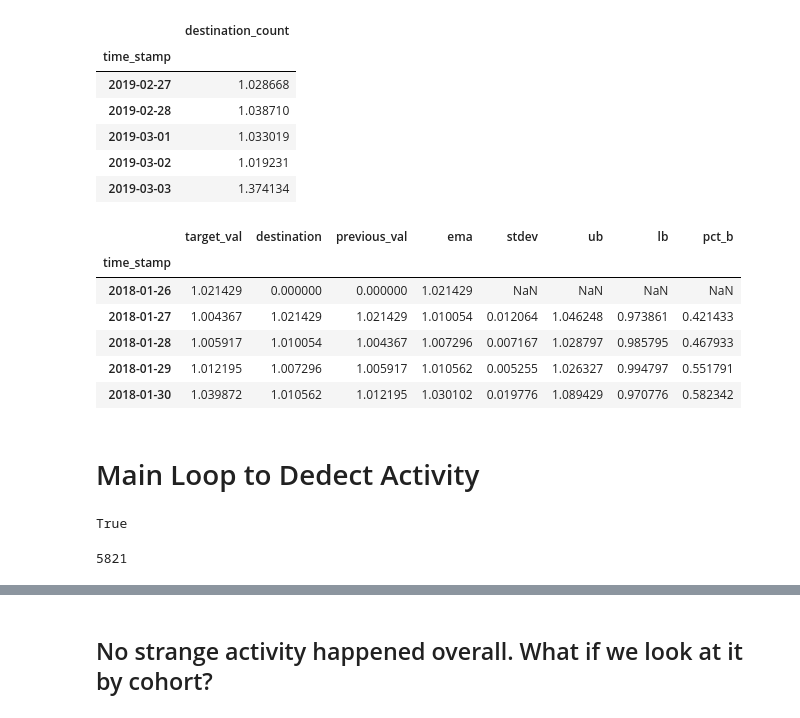
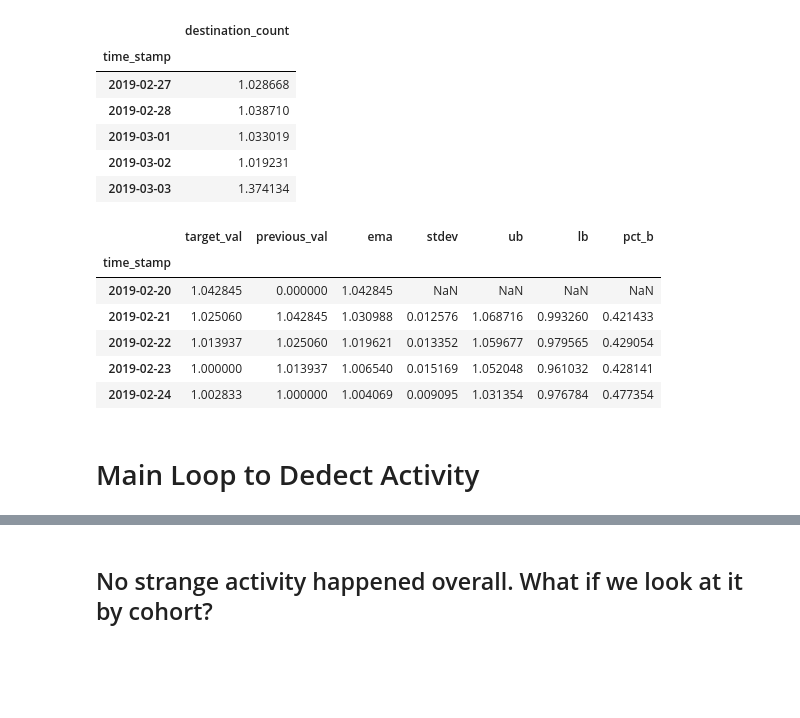
Before and after one commit to guedanie/anomaly_detection, a Jupyter notebook: time_series_anomaly_detection.ipynb, the cells around one changed output, grey strips where cells are left out. Drawn from its saved outputs; the diff is of its cells as text; code cells hidden in the pictures; blank space fills up the shorter version.

```diff
--- a/time_series_anomaly_detection.ipynb
+++ b/time_series_anomaly_detection.ipynb
@@ -152,26 +152,18 @@ def create_pct_b(df, target_variable, span, bound=3):
     return df
 # %%
 # Test the function
-df_1 = create_pct_b(df, "destination", 2)
+df_1 = create_pct_b(df, "destination_count", 2)
 df_1.head()
 # %% [output]
-|  | target_val | destination | previous_val | ema | stdev | ub | lb | pct_b |
-| time_stamp |  |  |  |  |  |  |  |  |
-| 2018-01-26 | 1.021429 | 0.000000 | 0.000000 | 1.021429 | NaN | NaN | NaN | NaN |
-| 2018-01-27 | 1.004367 | 1.021429 | 1.021429 | 1.010054 | 0.012064 | 1.046248 | 0.973861 | 0.421433 |
-| 2018-01-28 | 1.005917 | 1.010054 | 1.004367 | 1.007296 | 0.007167 | 1.028797 | 0.985795 | 0.467933 |
-| 2018-01-29 | 1.012195 | 1.007296 | 1.005917 | 1.010562 | 0.005255 | 1.026327 | 0.994797 | 0.551791 |
-| 2018-01-30 | 1.039872 | 1.010562 | 1.012195 | 1.030102 | 0.019776 | 1.089429 | 0.970776 | 0.582342 |
+|  | target_val | previous_val | ema | stdev | ub | lb | pct_b |
+| time_stamp |  |  |  |  |  |  |  |
+| 2019-02-20 | 1.042845 | 0.000000 | 1.042845 | NaN | NaN | NaN | NaN |
+| 2019-02-21 | 1.025060 | 1.042845 | 1.030988 | 0.012576 | 1.068716 | 0.993260 | 0.421433 |
+| 2019-02-22 | 1.013937 | 1.025060 | 1.019621 | 0.013352 | 1.059677 | 0.979565 | 0.429054 |
+| 2019-02-23 | 1.000000 | 1.013937 | 1.006540 | 0.015169 | 1.052048 | 0.961032 | 0.428141 |
+| 2019-02-24 | 1.002833 | 1.000000 | 1.004069 | 0.009095 | 1.031354 | 0.976784 | 0.477354 |
 # %% [markdown]
 # Main Loop to Dedect Activity
-# %%
-(df_1.pct_b > .5).sum() == 45
-# %% [output]
-True
-# %%
-df["2018"][df["2018"].pct_b >= 0].shape[0]
-# %% [output]
-5821
 # %%
 df_1
 # %% [output]
```
Also changed, not shown: parts of 6 cells of this notebook.
